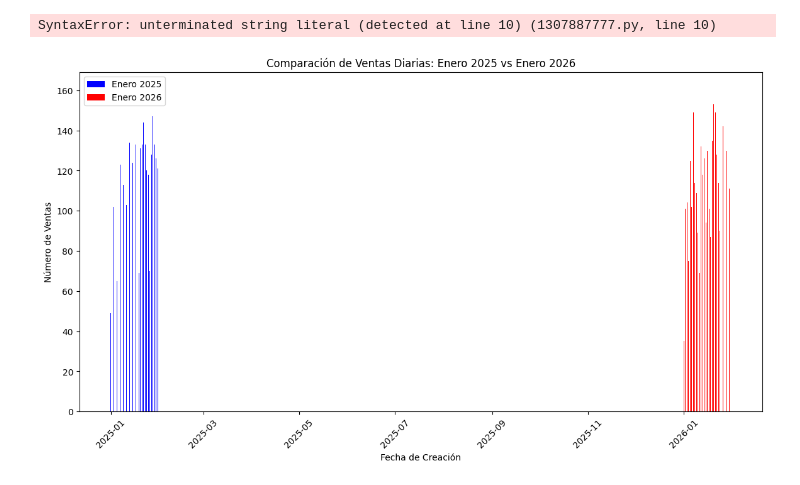
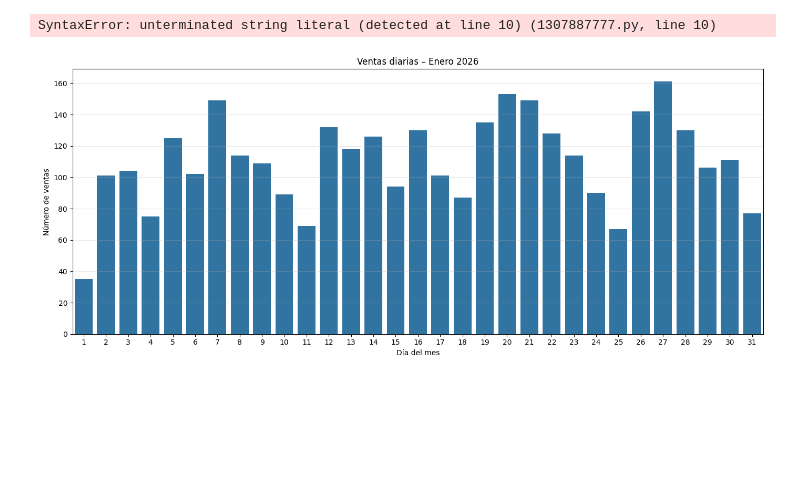
Before and after one commit to mercadolibre2-crypto/ventas-2025-vs-2026-, a Jupyter notebook: Comparacion.ipynb, the cells around one changed output. Cells and saved outputs as stored; diff of their text form; code cells hidden in the pictures; blank space fills up the shorter version.

```diff
--- a/Comparacion.ipynb
+++ b/Comparacion.ipynb
@@ -430,15 +430,19 @@ plt.show()
 SyntaxError: unterminated string literal (detected at line 10) (1307887777.py, line 10)
 # %%
 #comparacion grafica de barrars ventas enero 2025 vs enero 2026
-plt.figure(figsize=(14, 7))
-width = 0.35
-plt.bar(ventas_enero_2025['fecha_de_creacion'], ventas_enero_2025['total_ventas'], width=width, label='Enero 2025', color='b', align='center')
-plt.bar(ventas_enero_2026['fecha_de_creacion'] + pd.Timedelta(days=width), ventas_enero_2026['total_ventas'], width=width, label='Enero 2026', color='r', align='center')
-plt.title('Comparación de Ventas Diarias: Enero 2025 vs Enero 2026')
-plt.xlabel('Fecha de Creación')
-plt.ylabel('Número de Ventas')
-plt.xticks(rotation=45)
-plt.legend()
+plt.figure(figsize=(14, 6))
+
+sns.barplot(
+    data=ventas_enero_2026,
+    x='dia',
+    y='total_ventas'
+)
+
+plt.title('Ventas diarias – Enero 2026')
+plt.xlabel('Día del mes')
+plt.ylabel('Número de ventas')
+plt.grid(axis='y', alpha=0.3)
+plt.tight_layout()
 plt.show()
 # %% [output]
-[figure, old version]
+[figure, new version]
```
Also changed, not shown: parts of 1 cell of this notebook.
